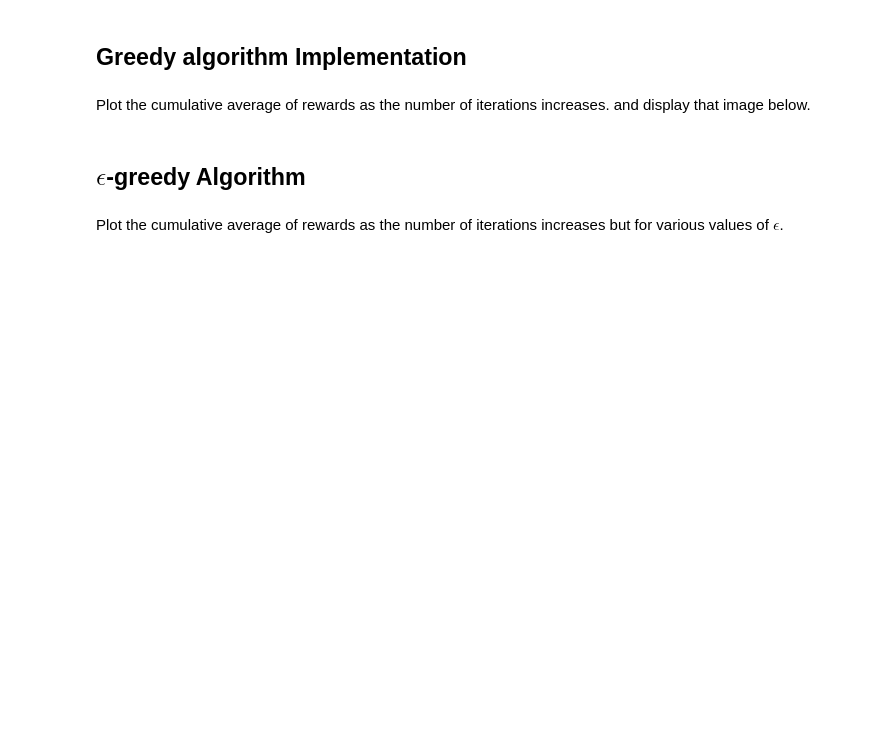
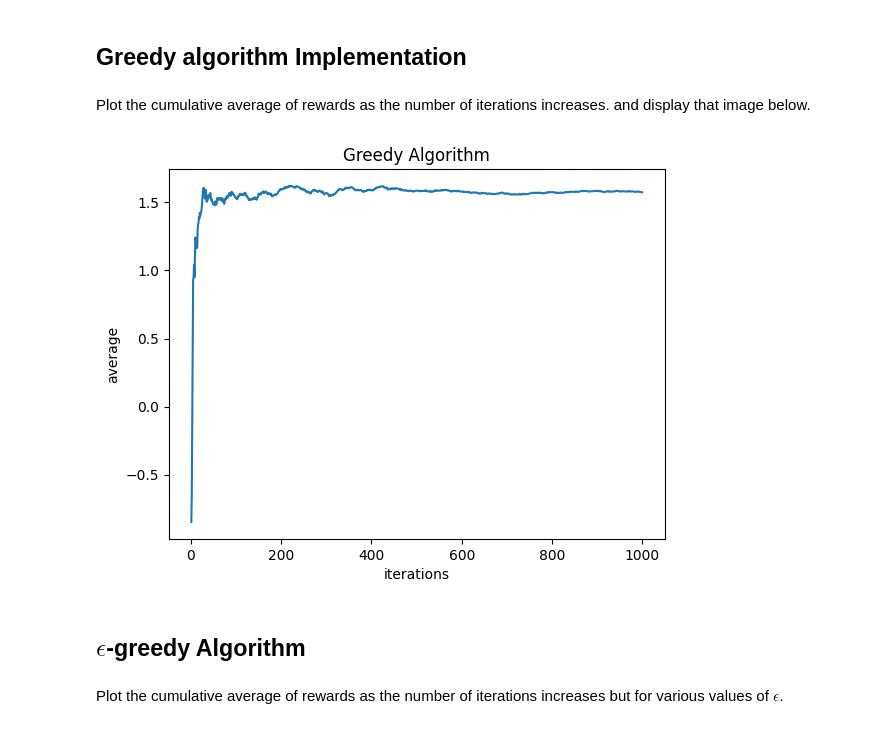
Before and after one commit to Chirayu-Jain2/WIDS-2025-Intro-to-Reinforcement-Learning, a Jupyter notebook: Week 1/work_on_bandits.ipynb, the cells around one changed output. Drawn from its saved outputs; the diff is of its cells as text; code cells hidden in the pictures; blank space fills up the shorter version.

```diff
--- a/Week 1/work_on_bandits.ipynb
+++ b/Week 1/work_on_bandits.ipynb
@@ -45,5 +51,16 @@ def run_greedy(no_of_iterations):
 # %% [markdown]
 Plot the cumulative average of rewards as the number of iterations increases. and display that image below.
+# %%
+reward=run_greedy()
+x=np.arange(1,1001)
+y=[sum(reward[:i])/i for i in np.arange(1,1001)]
+plt.plot(x,y)
+plt.xlabel("iterations")
+plt.ylabel("average")
+plt.title("Greedy Algorithm")
+plt.show()
+# %% [output]
+[figure, added]
 # %% [markdown]
 ## $\epsilon$-greedy Algorithm
 # %%
```
Also changed, not shown: parts of 11 cells of this notebook.
